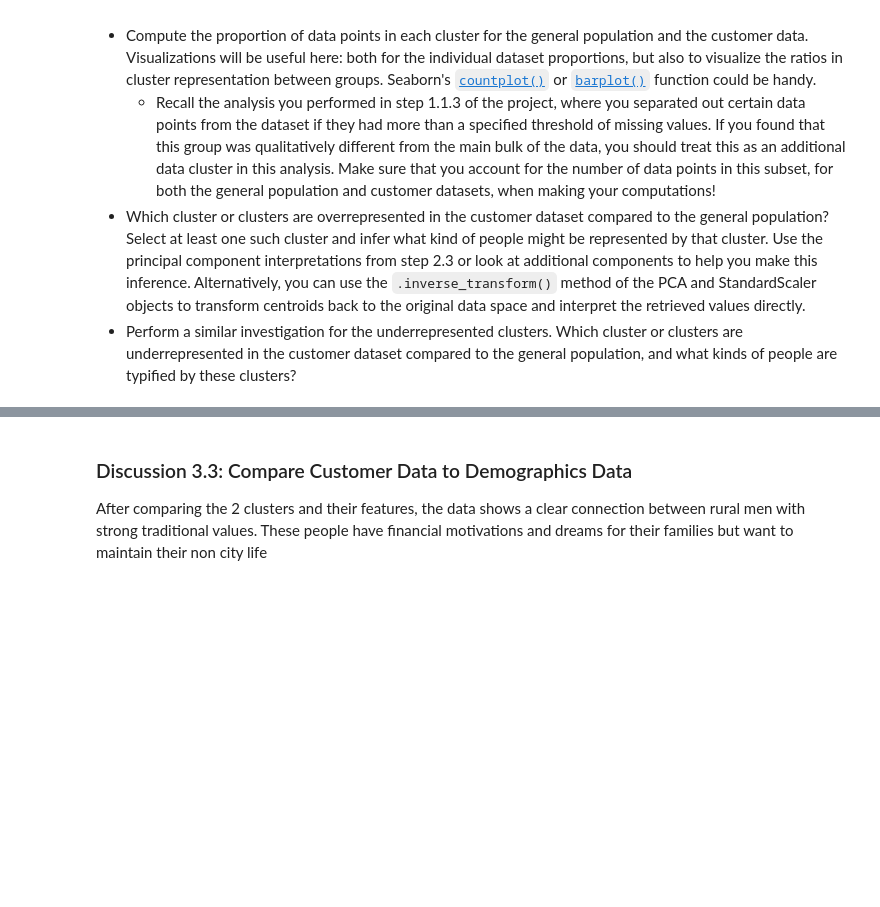
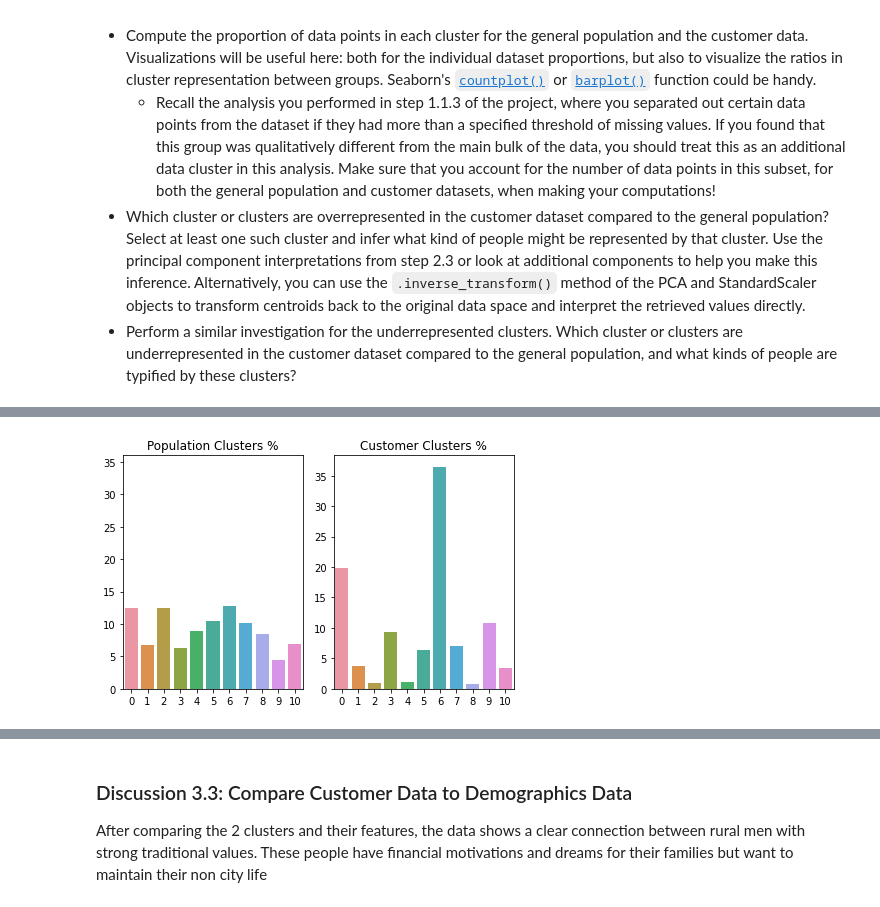
Before and after one commit to Smcgb/Udacity-Unsupervised-Learning, a Jupyter notebook: Udacity Unsupervised Learning/Identify_Customer_Segments.ipynb, the cells around one changed output, grey strips where cells are left out. Drawn from its saved outputs; the diff is of its cells as text; code cells hidden in the pictures; blank space fills up the shorter version.

Commit message:
Small fixes
Made changes to general population data to ensure fitting was correct. Last step before reverse engineering cluster feature importance from the customer dataset

```diff
--- a/Udacity Unsupervised Learning/Identify_Customer_Segments.ipynb
+++ b/Udacity Unsupervised Learning/Identify_Customer_Segments.ipynb
@@ -1278,5 +1317,9 @@ az_clean.shape, az_imputed.shape, az_imputed_scale.shape, X_pca.shape
+# %%
+#Kmeans clustering
+azk_11 = KMeans(n_clusters=11)
+azmodel_11 = azk_11.fit(X_pca)
+azlabels_11 = azmodel_11.predict(X_pca)
 # %%
 cus_clean = clean_data(customer)
-cus_clean.reset_index(inplace=True)
 cus_clean.shape
 # %% [output]
@@ -1311,13 +1338,10 @@ ValueError: X has 213 features, but StandardScaler is expecting 212 features as
 # %%
 # PCA
-cpca = PCA(n_components = 0.8)
-cX_pca = cpca.transform(cus_clean_impute_scale)
+cX_pca = pca.transform(cus_clean_impute_scale)
 # %%
 #K-Means
 
-ck_11 = KMeans(n_clusters=11)
-cmodel_11 = ck_11.fit(cX_pca)
-clabels_11 = cmodel_11.predict(cX_pca)
+clabels_11 = azmodel_11.predict(cX_pca)
 # %% [markdown]
 ### Step 3.3: Compare Customer Data to Demographics Data
 
@@ -1346,13 +1372,15 @@ fig.tight_layout()
 # %%
 fig, ax =plt.subplots(1,2)
 ax1 = sns.barplot(x=azlabels_11, y=azlabels_11, estimator=lambda x:
             len(x)/len(azlabels_11)*100, ax=ax[0])
-ax1.set_ylim([0, 20])
+ax1.set_ylim([0, 36])
 ax2 = sns.barplot(x=clabels_11, y=clabels_11, estimator=lambda x:
             len(x)/len(clabels_11)*100, ax=ax[1])
 ax1.title.set_text('Population Clusters %')
 ax2.title.set_text('Customer Clusters %')
 fig.tight_layout()
+# %% [output]
+[figure, added]
 # %%
 # What kinds of people are part of a cluster that is underrepresented in the
 # customer data compared to the general population?
```
Also changed, not shown: parts of 16 cells of this notebook.
